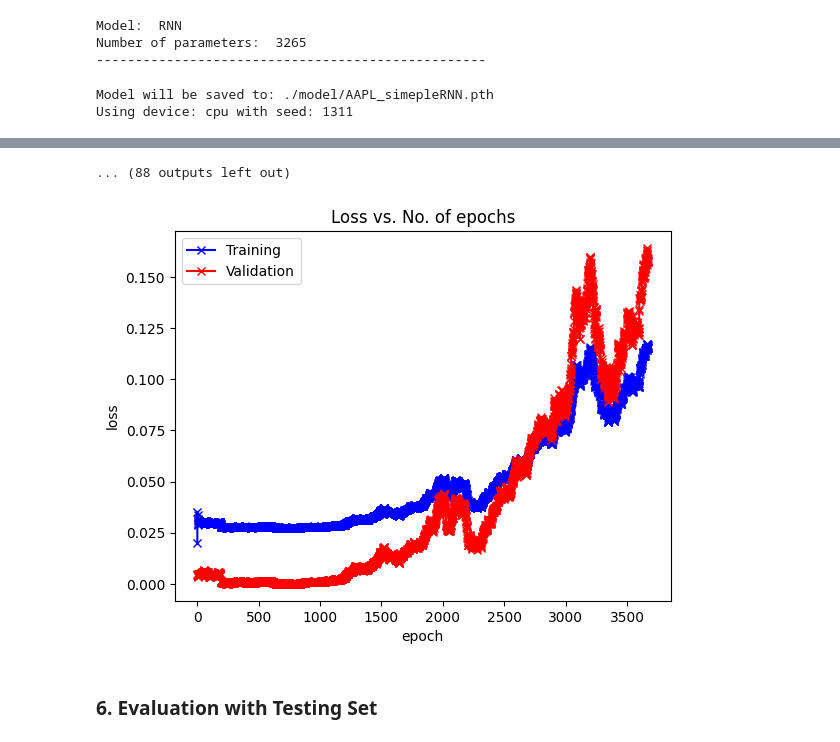
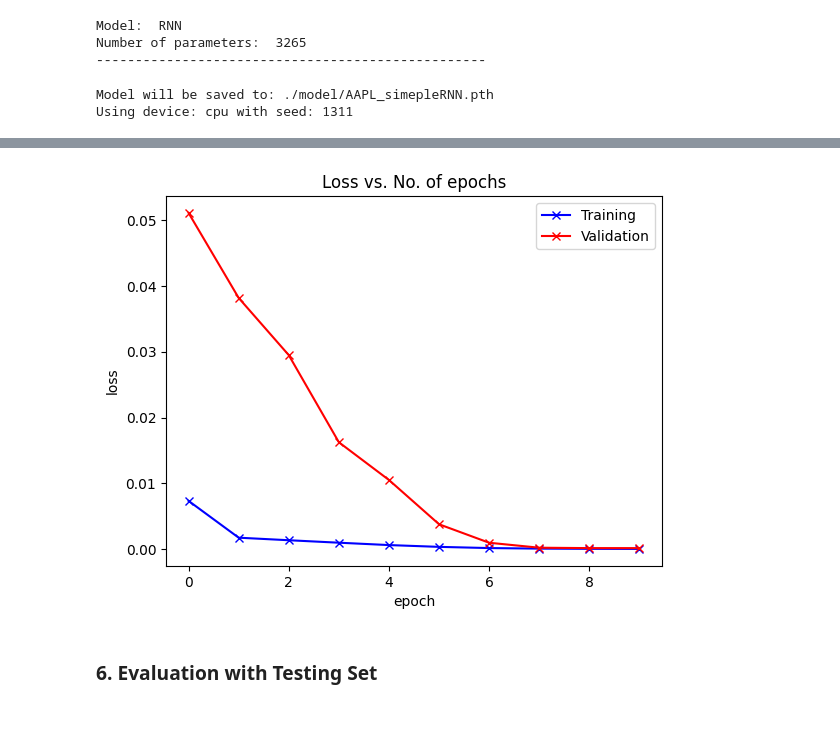
Before and after one commit to possakorn/UoA_DL_2023_3_PK, a Jupyter notebook: assignment03/Assignment03_v0.0.2.ipynb, the cells around one changed output, grey strips where cells are left out. Saved outputs shown, nothing was run; the diff lists cells and outputs as text; code cells hidden in the pictures.

```diff
--- a/assignment03/Assignment03_v0.0.2.ipynb
+++ b/assignment03/Assignment03_v0.0.2.ipynb
@@ -300,3 +371,37 @@ model = StockRNN(input_size=5, hidden_size=10, num_layers=2)
+# %%
+
+class RNNModel(nn.Module):
+    def __init__(self, input_dim, hidden_dim, layer_dim, output_dim, dropout_prob):
+        super(RNNModel, self).__init__()
+
+        # Defining the number of layers and the nodes in each layer
+        self.hidden_dim = hidden_dim
+        self.layer_dim = layer_dim
+
+        # RNN layers
+        self.rnn = nn.RNN(
+            input_dim, hidden_dim, layer_dim, batch_first=True, dropout=dropout_prob
+        )
+        # Fully connected layer
+        self.fc = nn.Linear(hidden_dim, output_dim)
+
+    def forward(self, x):
+        # Initializing hidden state for first input with zeros
+        h0 = torch.zeros(self.layer_dim, x.size(0), self.hidden_dim).requires_grad_()
+
+        # Forward propagation by passing in the input and hidden state into the model
+        out, h0 = self.rnn(x, h0.detach())
+
+        # Reshaping the outputs in the shape of (batch_size, seq_length, hidden_size)
+        # so that it can fit into the fully connected layer
+        out = out[:, -1, :]
+
+        # Convert the final state to our desired output shape (batch_size, output_dim)
+        out = self.fc(out)
+        return out
+
+model = RNNModel(input_size=5, hidden_size=10, num_layers=2)
+rnn = RNN(input_size = 1, hidden_size = 32, num_layers = 2,  output_size = 1)
 # %% [markdown]
 ## Step 05: training model
 # %%
@@ -447,14 +552,14 @@ Model:  RNN
 Number of parameters:  3265
 --------------------------------------------------
 # %%
-num_epochs = 200
+num_epochs = 10
 model_name = "simepleRNN"
 dataset = index_list[0]
 model = rnn
 
 
 # optimizer = optim.SGD(model.parameters(), lr=0.0001, momentum=0.9, weight_decay=0.001)
-optimizer = torch.optim.Adam(model.parameters(),lr=0.001)
+optimizer = torch.optim.Adam(model.parameters(),lr=0.00001)
 criterion = nn.MSELoss()
 from torch.optim.lr_scheduler import CosineAnnealingLR
 scheduler = CosineAnnealingLR(optimizer, T_max=50, eta_min=0)
@@ -497,13 +615,3 @@ Epoch 11/200, Train Loss: 0.0021, Val Loss: 0.0121, Time: 2.82s
-... (88 outputs left out)
+[figure, added]
-# %%
-# train_data
-# valid_data
-# test_data
-model_pred = rnn_results['best_model']
-outputs, hidden = model_pred(torch.tensor(train_data), None)
-outputs = outputs.detach().numpy()
-plot_loss(outputs,train_data)
-# %% [output]
-[figure, removed]
 # %% [markdown]
 ### 6. Evaluation with Testing Set
```
Also changed, not shown: parts of 18 cells of this notebook.
